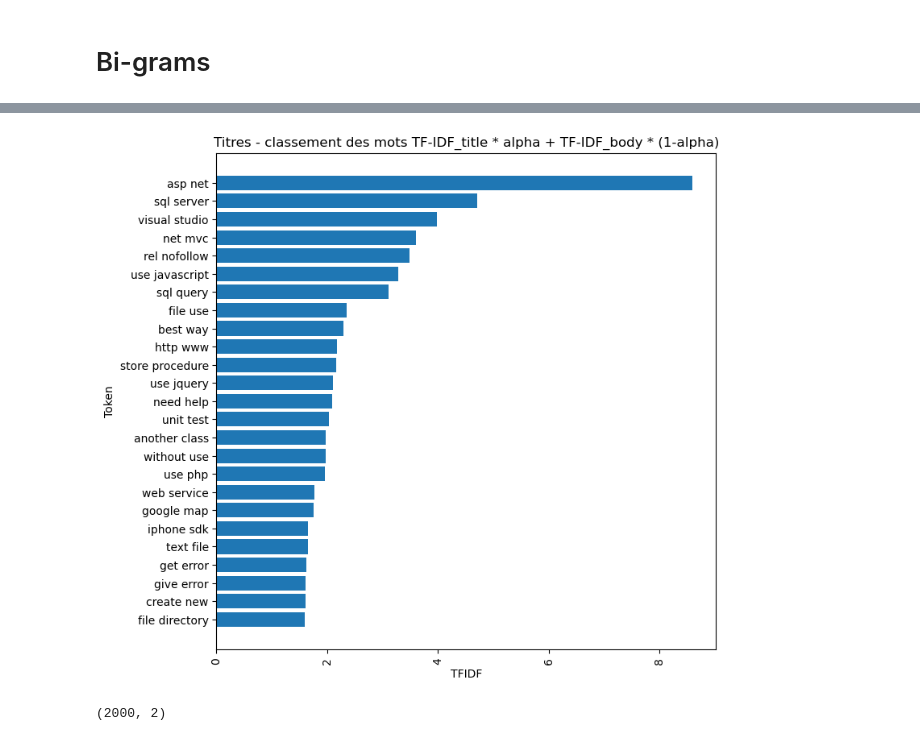
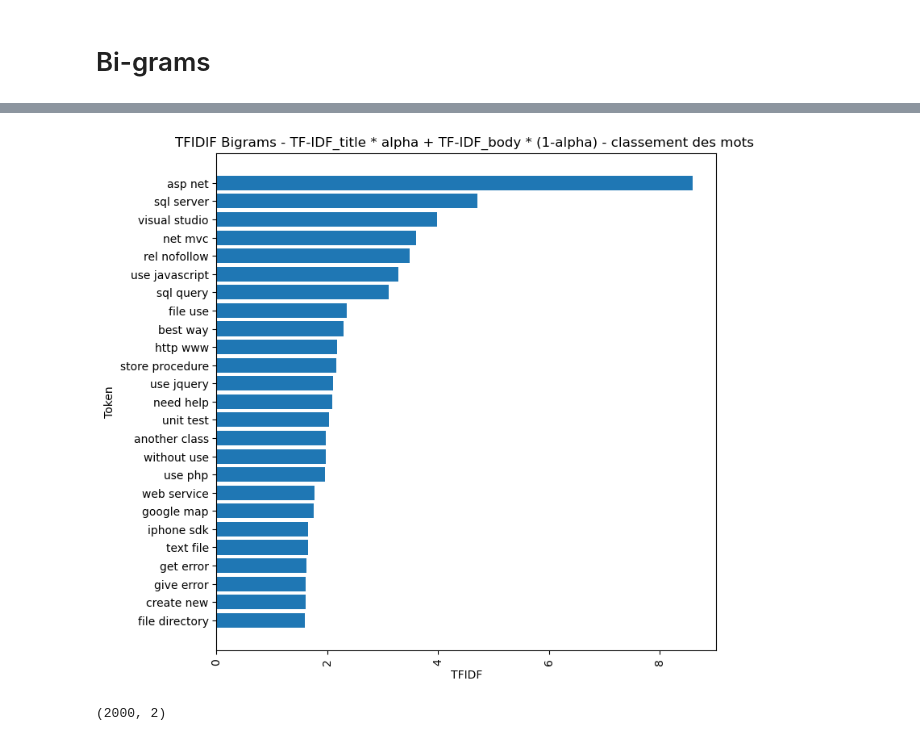
Before and after one commit to 8huit/categorisation-automatique-de-questions, a Jupyter notebook: P06_02_Categorisez_automatiquement_des_questions_Exploration.ipynb, the cells around one changed output, grey strips where cells are left out. Drawn from its saved outputs; the diff is of its cells as text; code cells hidden in the pictures.

```diff
--- a/P06_02_Categorisez_automatiquement_des_questions_Exploration.ipynb
+++ b/P06_02_Categorisez_automatiquement_des_questions_Exploration.ipynb
@@ -135,11 +147,14 @@ dfCleaned.sample(8)
 # %%
 #dfCleaned=dfCleaned.sample(100)
+# %%
+dfCleaned.drop(['FilteredBody','FilteredTitle','BodyTokens','TitleTokens'], axis=1, inplace=True)
 # %% [markdown]
 # BAG OF WORDS
 # %%
 #dfTest=pd.DataFrame({'Lemmas':[['tab','fractionally', 'observe', 'location', 'tab', 'observe', 'space', 'element', 'observe'],['angular','method', 'export', 'look', 'method', 'alert', 'function', 'method', 'observe']]})
 #documentsTest=dfTest['Lemmas'].map(' '.join)
 
-documents=dfCleaned['BodyLemmas'].map(' '.join)
-documents.sample(5)
+bodies=dfCleaned['BodyLemmas'].map(' '.join)
+titles=dfCleaned['TitleLemmas'].map(' '.join)
+bodies.sample(5)
 # %% [output]
@@ -790,6 +611,6 @@ from sklearn.feature_extraction.text import TfidfVectorizer
 vectorizer= TfidfVectorizer(ngram_range = (2,2))
 # %%
-response= vectorizer.fit_transform(documents)
-dfTFIDF_documents=pd.DataFrame(response.toarray(),columns=vectorizer.get_feature_names_out())
-sortedTFIDF_documents=dfTFIDF_documents.sum(axis=0).sort_values(ascending=False)
+response= vectorizer.fit_transform(bodies)
+dfTFIDF_bodies=pd.DataFrame(response.toarray(),columns=vectorizer.get_feature_names_out())
+sortedTFIDF_bodies=dfTFIDF_bodies.sum(axis=0).sort_values(ascending=False)
 # %%
@@ -881,21 +699,21 @@ Wall time: 9min
 # %%
-commonTokens=list(set(dfTFIDF_titles.columns) & set(dfTFIDF_documents.columns))
-dfTFIDFCommon=dfTFIDF_titles[0:10000][commonTokens]*0.8+dfTFIDF_documents[0:10000][commonTokens]*0.2
+commonTokens=list(set(dfTFIDF_titles.columns) & set(dfTFIDF_bodies.columns))
+dfTFIDFCommon=dfTFIDF_titles[0:10000][commonTokens]*0.8+dfTFIDF_bodies[0:10000][commonTokens]*0.2
 sortedTFIDFCommon=dfTFIDFCommon.sum(axis=0).sort_values(ascending=False)
 # %%
 plt.figure(figsize=(8,8))
 
 plt.barh(sortedTFIDFCommon.head(25).index,sortedTFIDFCommon.head(25).values)
 plt.gca().invert_yaxis()
 
 plt.xlabel("TFIDF")
 plt.xticks(rotation='vertical')
 
 plt.ylabel("Token")
-plt.title("Titres - classement des mots TF-IDF_title * alpha + TF-IDF_body * (1-alpha)")
+plt.title("TFIDIF Bigrams - TF-IDF_title * alpha + TF-IDF_body * (1-alpha) - classement des mots ")
 plt.show()
 # %% [output]
-[figure, old version]
+[figure, new version]
 # %%
 X=dfTFIDFCommon.values
 # %%
```
Also changed, not shown: parts of 115 cells of this notebook.
